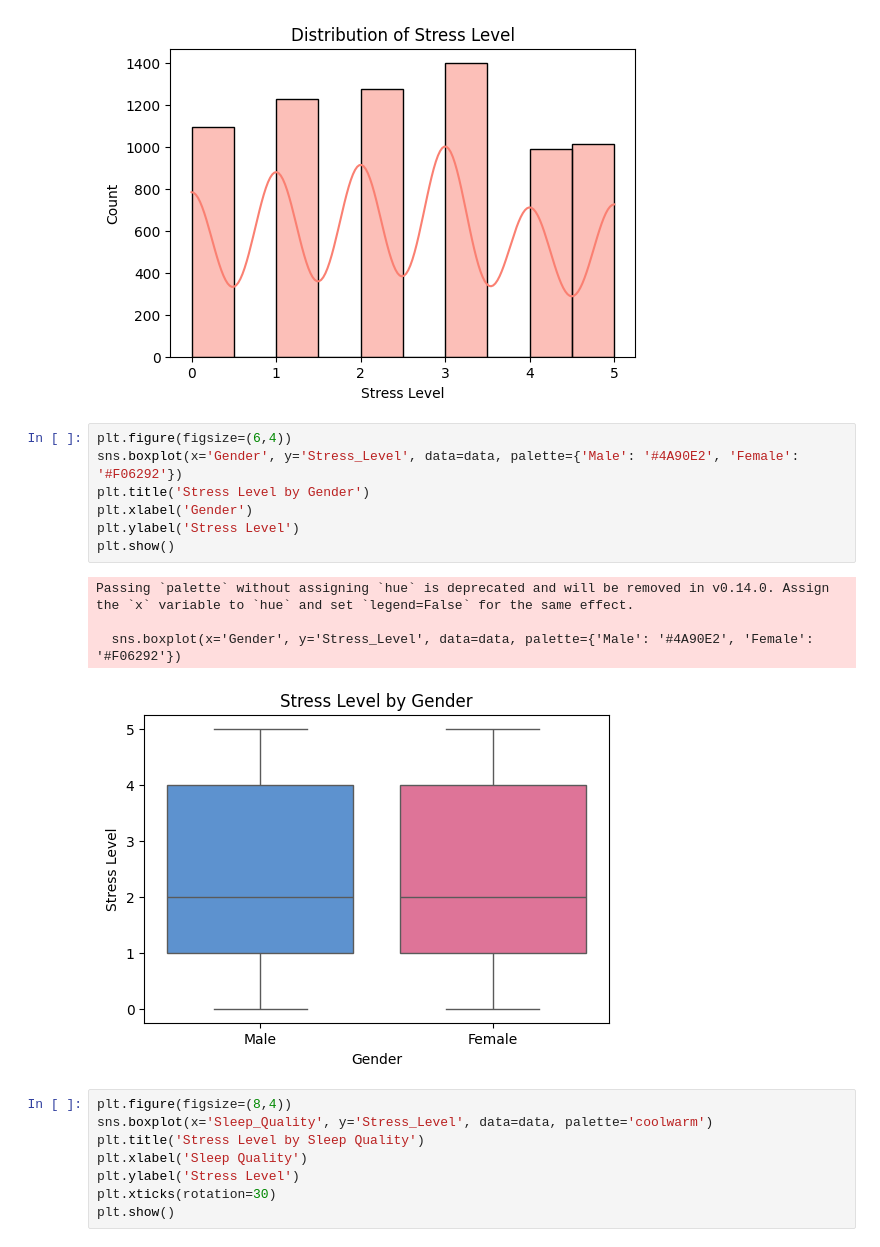
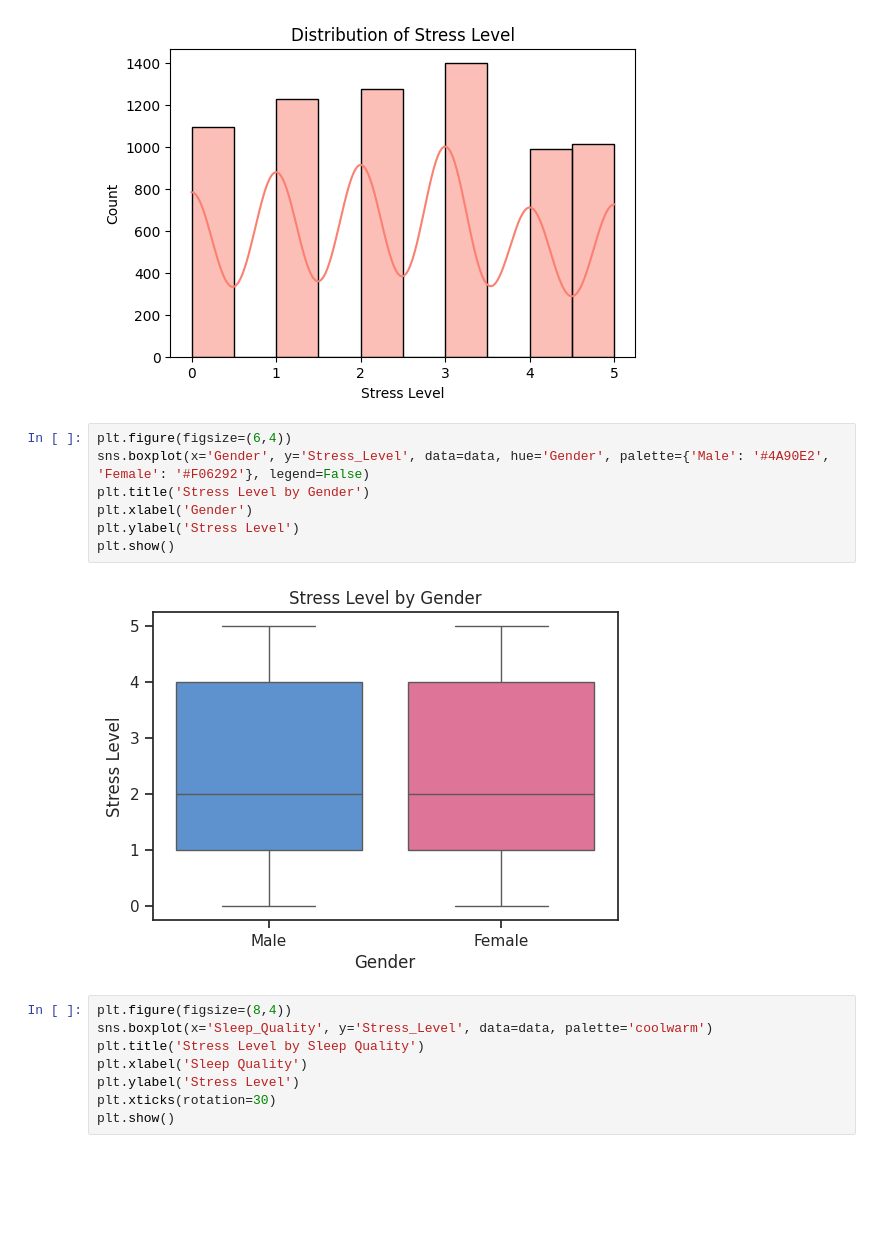
Before and after one commit to Emilianaalia/capstone-project-hacktiv8, a Jupyter notebook: capstone-notebook.ipynb, the cells around one changed output. Cells and saved outputs as stored; diff of their text form; blank space fills up the shorter version.

```diff
--- a/capstone-notebook.ipynb
+++ b/capstone-notebook.ipynb
@@ -150,16 +129,13 @@ plt.show()
 [figure]
 # %%
 plt.figure(figsize=(6,4))
-sns.boxplot(x='Gender', y='Stress_Level', data=data, palette={'Male': '#4A90E2', 'Female': '#F06292'})
+sns.boxplot(x='Gender', y='Stress_Level', data=data, hue='Gender', palette={'Male': '#4A90E2', 'Female': '#F06292'}, legend=False)
 plt.title('Stress Level by Gender')
 plt.xlabel('Gender')
 plt.ylabel('Stress Level')
 plt.show()
 # %% [output]
-Passing `palette` without assigning `hue` is deprecated and will be removed in v0.14.0. Assign the `x` variable to `hue` and set `legend=False` for the same effect.
-
-  sns.boxplot(x='Gender', y='Stress_Level', data=data, palette={'Male': '#4A90E2', 'Female': '#F06292'})
-[figure, old version]
+[figure, new version]
 # %%
 plt.figure(figsize=(8,4))
 sns.boxplot(x='Sleep_Quality', y='Stress_Level', data=data, palette='coolwarm')
```
Also changed, not shown: parts of 12 cells of this notebook.
